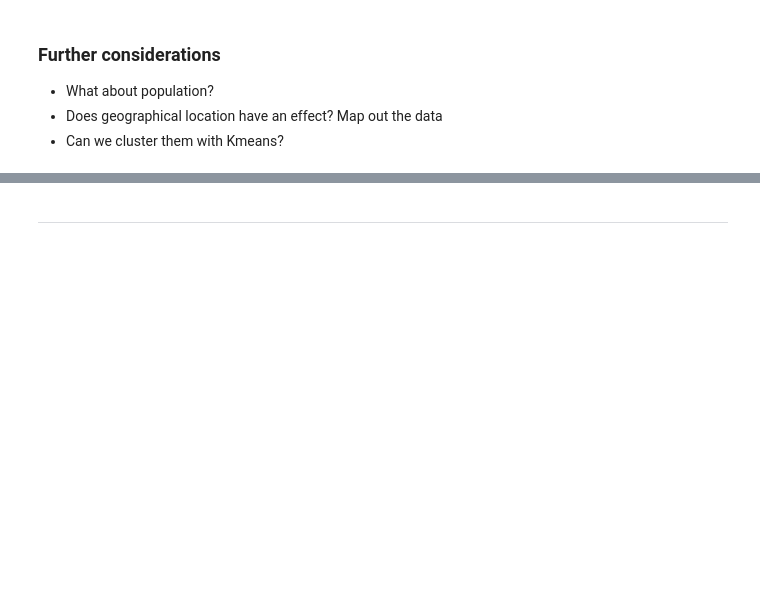
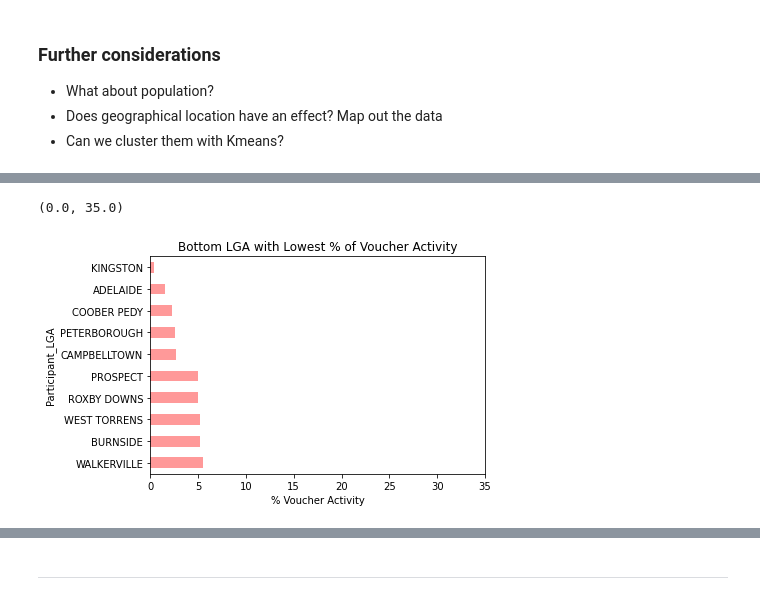
Before and after one commit to walthersy/DataScience-Portfolio, a Jupyter notebook: Portfolio 2.ipynb, the cells around one changed output, grey strips where cells are left out. Cells and saved outputs as stored; diff of their text form; code cells hidden in the pictures; blank space fills up the shorter version.

```diff
--- a/Portfolio 2.ipynb
+++ b/Portfolio 2.ipynb
@@ -177,0 +211,8 @@ plt.show()
+# %%
+pct_plot.tail(10).plot(kind='barh',sort_columns=True,color='r',alpha=.4)
+plt.title("Bottom LGA with Lowest % of Voucher Activity")
+plt.xlabel('% Voucher Activity')
+plt.xlim(0,35)
+# %% [output]
+(0.0, 35.0)
+[figure, added]
```
Also changed, not shown: parts of 19 cells of this notebook.
